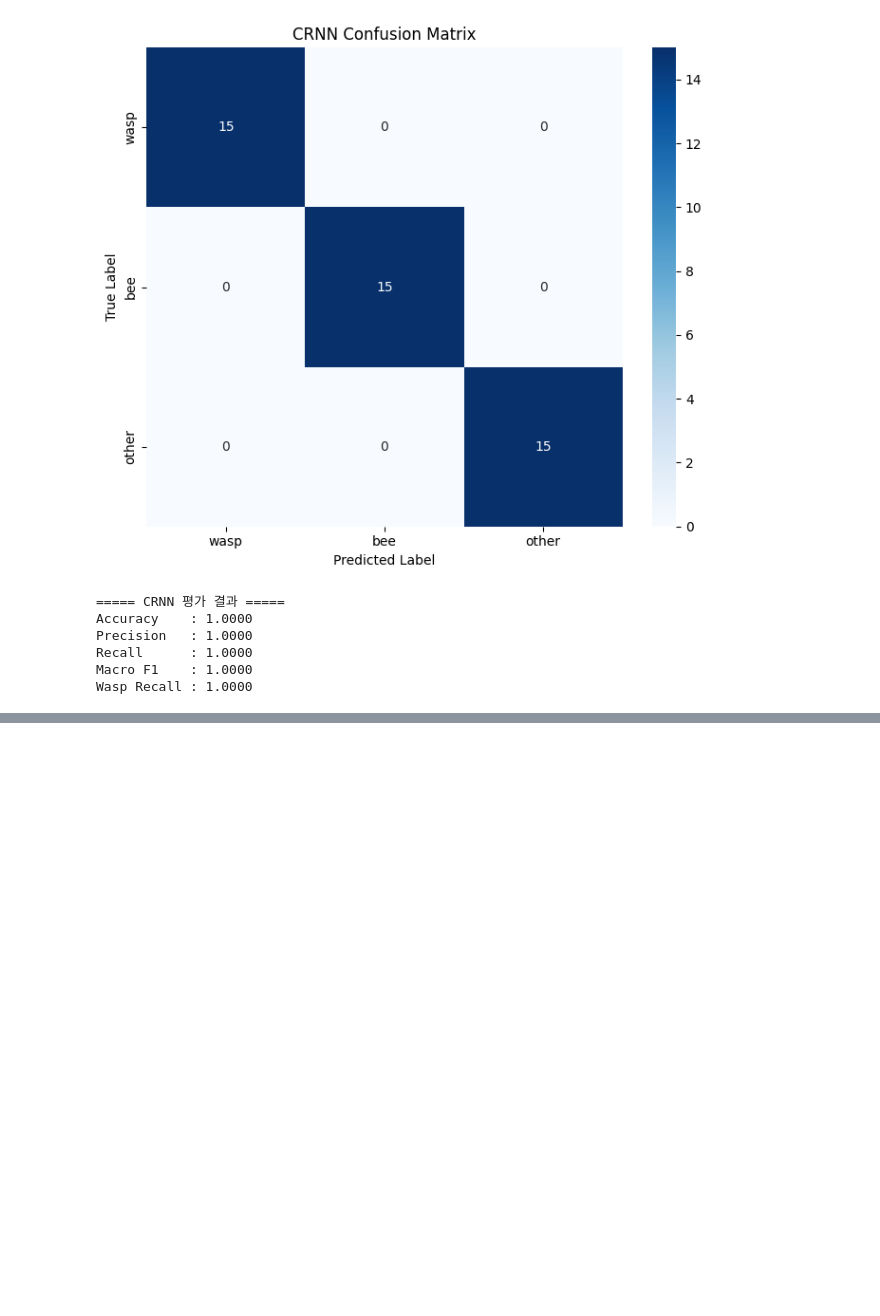
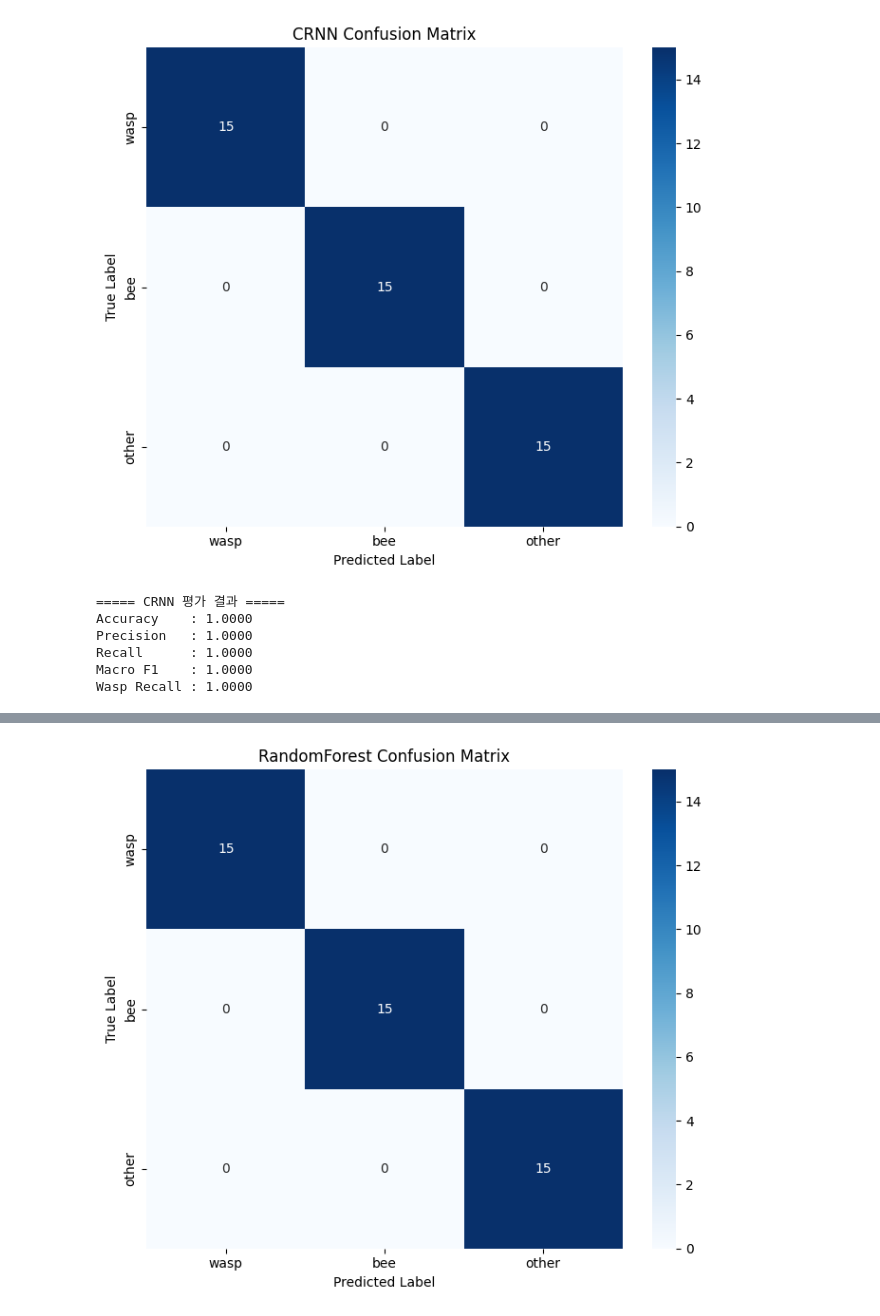
Before and after one commit to AI-First-Team-Project/Buzz, a Jupyter notebook: ai_model/sound_analysis.ipynb, the cells around one changed output, grey strips where cells are left out. Saved outputs shown, nothing was run; the diff lists cells and outputs as text; code cells hidden in the pictures; blank space fills up the shorter version.

```diff
--- a/ai_model/sound_analysis.ipynb
+++ b/ai_model/sound_analysis.ipynb
@@ -120,11 +115,7 @@ warnings.filterwarnings("ignore")
 
 BASE_DIR = os.getcwd()                                      # Jupyter Notebook에서 현재 작업 디렉토리 확인
 AUDIO_DIR = os.path.join(BASE_DIR, 'audio')                 # 원본 / 전처리 Audio Data 위치
-SPEC_DIR = os.path.join(BASE_DIR, 'spectrogram_data')       # 전처리된 Spectrogram Image Data 위치
-SPLIT_DIR = os.path.join(BASE_DIR, 'spectrogram_split')     # Train / Val / Test 분리용 Spectrogram 위치
-FEATURE_DIR = os.path.join(BASE_DIR, 'feature_data')        # Feature 저장 위치
 MODEL_DIR = os.path.join(BASE_DIR, 'models')                # 모델 저장 위치 (딥러닝 3, 머신러닝 3)
-TEMP_DIR = os.path.join(BASE_DIR, 'temp')                   # 보류
 
 # =========================
 # Classes
@@ -137,7 +128,7 @@ CLASSES = ['wasp', 'bee', 'other']
 # =========================
 
 SR = 48000                              # 샘플 레이트
-DURATION = 1.0                          # 오디오 샘플 길이 (초)
+DURATION = 2.0                          # 오디오 샘플 길이 (초)
 SAMPLES_PER_TRACK = int(SR * DURATION)  # 오디오 샘플 수
 TARGET_DB = -20.0                       # 볼륨 정규화 기준 (dB)
 
@@ -1464,0 +1601,10 @@ Wasp Recall : 1.0000
+# %%
+'''
+RF 분류 모델 학습
+'''
+
+rf_model = RandomForestClassifier(n_estimators = 200, random_state = SEED, n_jobs = -1)
+
+rf_model.fit(X_train_ml, y_train_ml)
+
+print('RandomForest 학습 완료')
@@ -1464,0 +1613,80 @@ Wasp Recall : 1.0000
+# %%
+'''
+RF 테스트셋 평가
+'''
+
+# 테스트셋 예측
+rf_pred_classes = rf_model.predict(X_test_ml)
+
+rf_true_classes = y_test_ml
+
+print('===== RandomForest 분류 Report =====')
+
+print(classification_report(
+    rf_true_classes,
+    rf_pred_classes,
+    target_names = CLASSES,
+    zero_division = 0
+))
+
+# Confusion Matrix
+rf_cm = confusion_matrix(rf_true_classes, rf_pred_classes)
+
+plt.figure(figsize = (7, 6))
+
+sns.heatmap(
+    rf_cm,
+    annot = True,
+    fmt = 'd',
+    cmap = 'Blues',
+    xticklabels = CLASSES,
+    yticklabels = CLASSES
+)
+
+plt.title('RandomForest Confusion Matrix')
+plt.xlabel('Predicted Label')
+plt.ylabel('True Label')
+plt.tight_layout()
+plt.show()
+
+rf_accuracy = accuracy_score(
+    rf_true_classes,
+    rf_pred_classes
+)
+
+rf_precision = precision_score(
+    rf_true_classes,
+    rf_pred_classes,
+    average = 'macro',
+    zero_division = 0
+)
+
+rf_recall = recall_score(
+    rf_true_classes,
+    rf_pred_classes,
+    average = 'macro',
+    zero_division = 0
+)
+
+rf_f1 = f1_score(
+    rf_true_classes,
+    rf_pred_classes,
+    average = 'macro',
+    zero_division = 0
+)
+
+rf_wasp_recall = recall_score(
+    rf_true_classes,
+    rf_pred_classes,
+    labels = [0],
+    average = 'macro',
+    zero_division = 0
+)
+
+print('===== RandomForest 평가 결과 =====')
+print(f'Accuracy    : {rf_accuracy:.4f}')
+print(f'Precision   : {rf_precision:.4f}')
+print(f'Recall      : {rf_recall:.4f}')
+print(f'Macro F1    : {rf_f1:.4f}')
+print(f'Wasp Recall : {rf_wasp_recall:.4f}')
+# %% [output]
@@ -1464,0 +1703 @@ Wasp Recall : 1.0000
+[figure, added]
```
Also changed, not shown: parts of 37 cells of this notebook.
